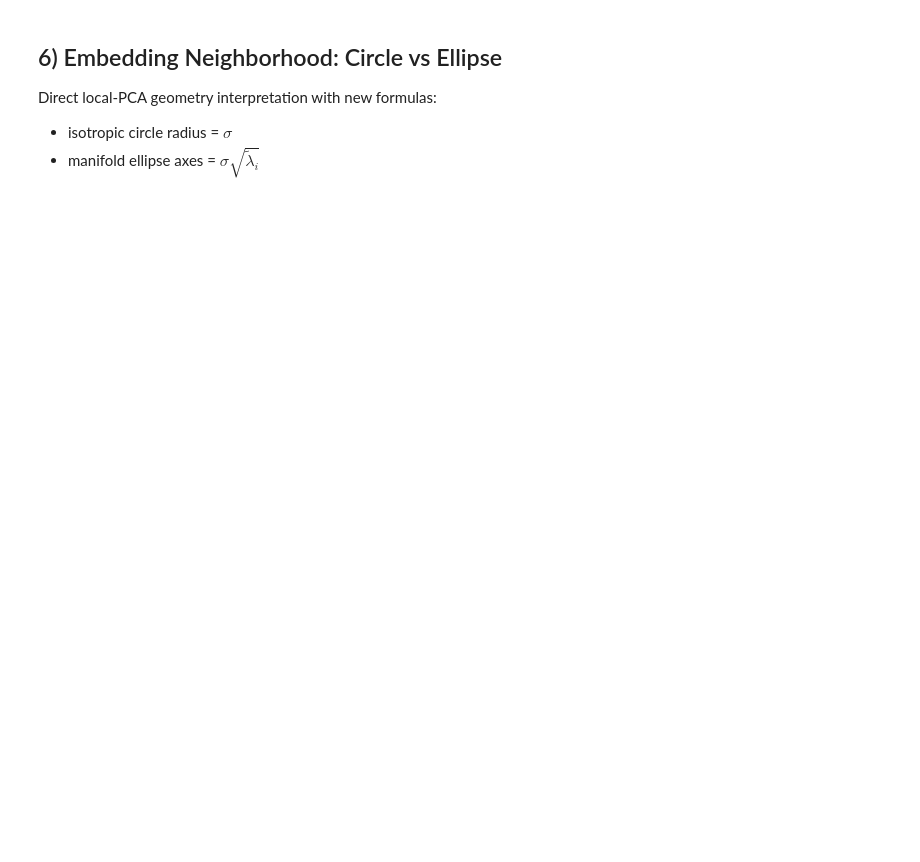
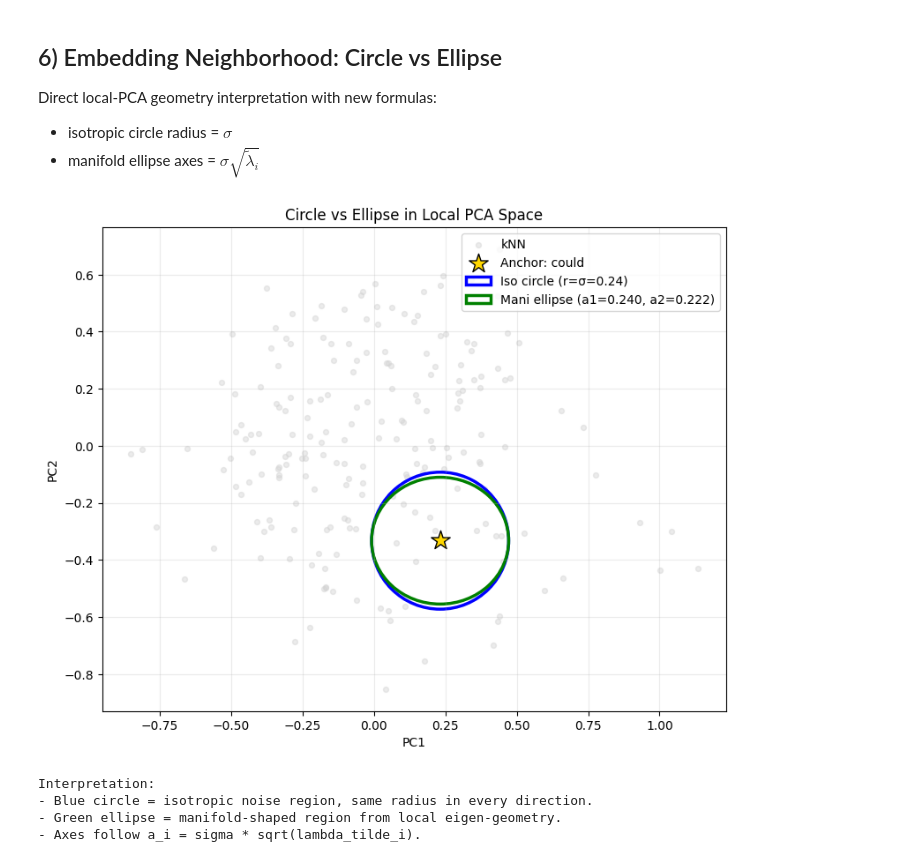
Before and after one commit to daniyaniazi/RandomizedSmothingmanifold, a Jupyter notebook: notebooks/NER_NewVolume_Results_Analysis.ipynb, the cells around one changed output. Saved outputs shown, nothing was run; the diff lists cells and outputs as text; code cells hidden in the pictures; blank space fills up the shorter version.

```diff
--- a/notebooks/NER_NewVolume_Results_Analysis.ipynb
+++ b/notebooks/NER_NewVolume_Results_Analysis.ipynb
@@ -276,7 +359,7 @@ anchor_idx = 123 if len(vectors) > 124 else 0
 anchor_vec = vectors[anchor_idx]
 anchor_tok = token_texts[anchor_idx]
 
-sigma = 0.50
+sigma = 0.24
 knn_k = 200
 
 nids = query_index(index, k=knn_k + 1, vector=anchor_vec)[1:]
@@ -294,30 +377,36 @@ nb_2d = proj2[1:]
 
 fig, ax = plt.subplots(figsize=(8, 7))
 ax.scatter(nb_2d[:, 0], nb_2d[:, 1], c="lightgray", s=18, alpha=0.45, label="kNN")
 ax.scatter(anchor_2d[0], anchor_2d[1], c="gold", s=260, marker="*", edgecolors="black", label=f"Anchor: {anchor_tok}")
 
 circle = plt.Circle((anchor_2d[0], anchor_2d[1]), sigma, fill=False, color="blue", linewidth=2.5,
                     label=f"Iso circle (r=σ={sigma})")
 ax.add_patch(circle)
 
 width = 2 * axes_len[0]
 height = 2 * axes_len[1]
 ellipse = Ellipse((anchor_2d[0], anchor_2d[1]), width=width, height=height,
                   fill=False, color="green", linewidth=2.5,
                   label=f"Mani ellipse (a1={axes_len[0]:.3f}, a2={axes_len[1]:.3f})")
 ax.add_patch(ellipse)
 
 ax.set_title("Circle vs Ellipse in Local PCA Space")
 ax.set_xlabel("PC1")
 ax.set_ylabel("PC2")
 ax.grid(True, alpha=0.25)
 ax.set_aspect("equal")
 ax.legend(loc="upper right")
 
 plt.tight_layout()
 plt.show()
 
 print("Interpretation:")
 print("- Blue circle = isotropic noise region, same radius in every direction.")
 print("- Green ellipse = manifold-shaped region from local eigen-geometry.")
 print("- Axes follow a_i = sigma * sqrt(lambda_tilde_i).")
+# %% [output]
+[figure, added]
+Interpretation:
+- Blue circle = isotropic noise region, same radius in every direction.
+- Green ellipse = manifold-shaped region from local eigen-geometry.
+- Axes follow a_i = sigma * sqrt(lambda_tilde_i).
```
Also changed, not shown: parts of 5 cells of this notebook, 2 other files.
